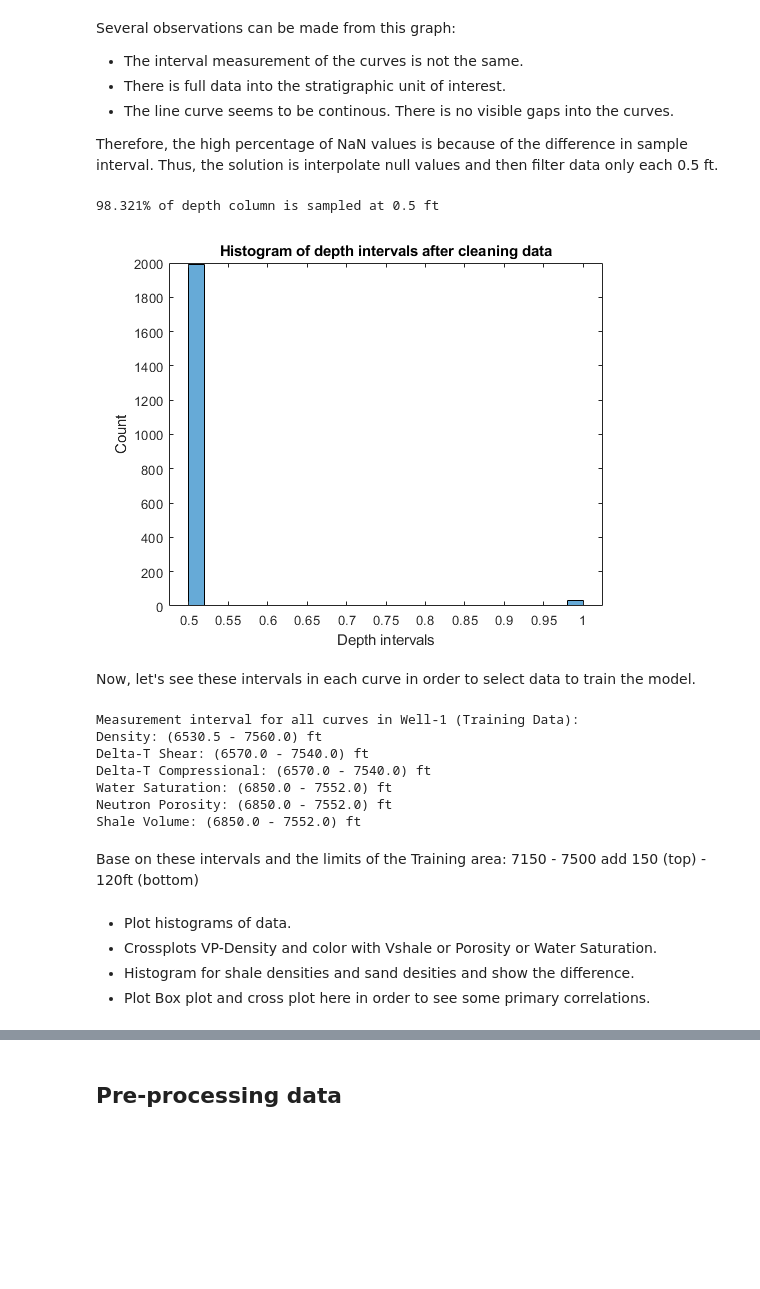
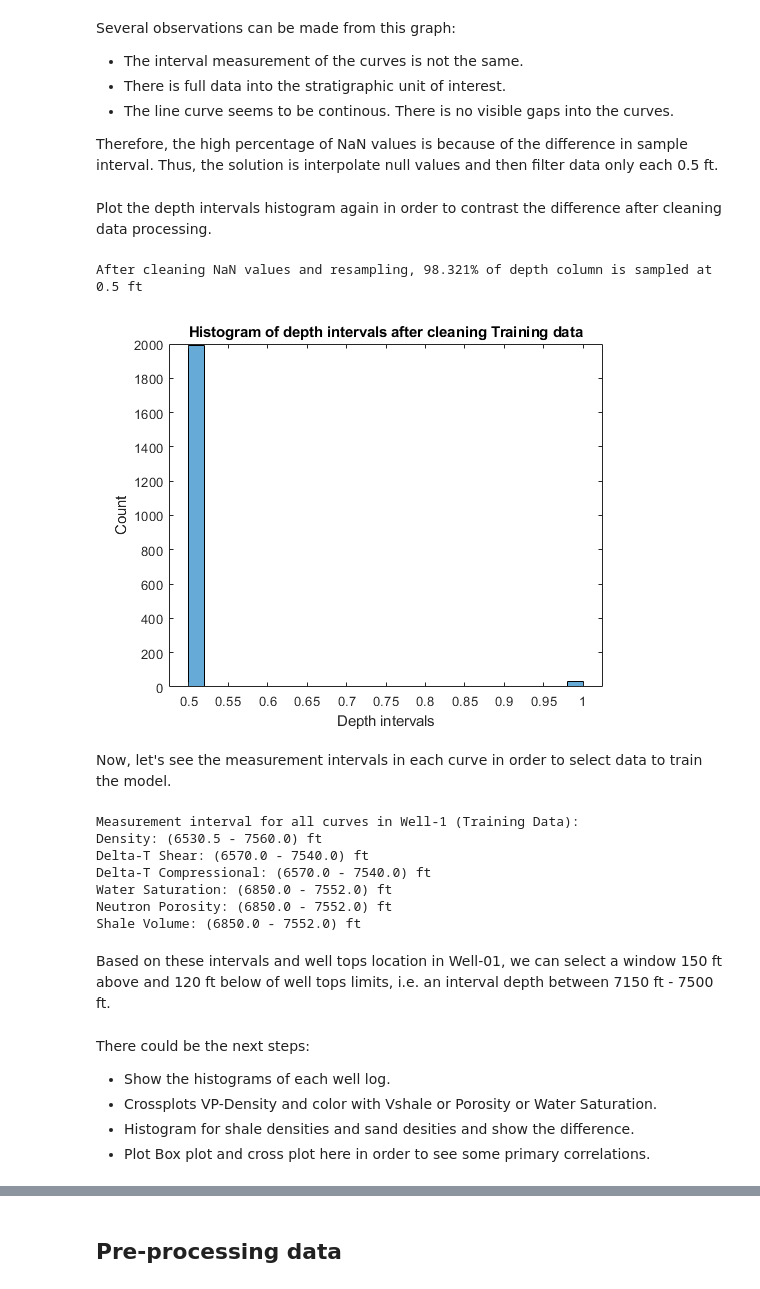
Before and after one commit to EdinsonLeandro/Well_log_predictions, a Jupyter notebook: S-Wave Prediction.ipynb, the cells around one changed output, grey strips where cells are left out. Saved outputs shown, nothing was run; the diff lists cells and outputs as text; code cells hidden in the pictures; blank space fills up the shorter version.

```diff
--- a/S-Wave Prediction.ipynb
+++ b/S-Wave Prediction.ipynb
@@ -58,7 +58,7 @@ WELL_TOPS = [[7297.9702, 7377.0601] ; [8295.0703, 8377.0703]];
 # %%
 % Load training data.
 % "read_las_file" in 'SeisLab3.02' package return a structure array with all the information from ".LAS" file
-Training_data=read_las_file('Well-1.LAS');
+TrainingData=read_las_file('Well-1.LAS');
 # %% [output]
 Log step size not uniform enough; step size changed to 0
 # %% [markdown]
@@ -141,27 +141,28 @@ Several observations can be made from this graph:
 Therefore, the high percentage of NaN values is because of the difference in sample interval. Thus, the solution is interpolate null values and then filter data only each 0.5 ft.
 # %%
 % function "l_fill_gaps". It interpolates null values of all curves. It assumes that null values are represented by NaN’s.
-Training_data = l_fill_gaps(Training_data);
+TrainingData = l_fill_gaps(TrainingData);
 
 % Filter data every 0.5 ft.
 % mod(X,b) returns remainder after division of X by b. Here, X is depth column of training data.
 % The value "0.5" makes sure to filter only depths ending in 0.0 or 0.5.
-Training_data.curves = Training_data.curves(mod(Training_data.curves(:,1), 0.5) == 0,:);
+TrainingData.curves = TrainingData.curves(mod(TrainingData.curves(:,1), 0.5) == 0,:);
+# %% [markdown]
+Plot the depth intervals histogram again in order to contrast the difference after cleaning data processing.
 # %%
-% Substract the next depth value with the previous one and keep into "measureIntervals" vector.
-measureIntervals = Training_data.curves(2:end, 1) - Training_data.curves(1:end-1, 1);
+% Substract the next depth value with the previous one and plot histogram this depth intervals.
 
-% Plot histogram of depth intervals
-hist = histogram(measureIntervals);
-title('Histogram of depth intervals after cleaning data')
+hist = histogram(TrainingData.curves(2:end, 1) - TrainingData.curves(1:end-1, 1));
+title('Histogram of depth intervals after cleaning Training data')
 xlabel('Depth intervals')
 ylabel('Count')
 
-fprintf('%3.3f%% of depth column is sampled at 0.5 ft\n', (hist.Values(1) * 100) / (hist.Values(end) + hist.Values(1)))
+fprintf('After cleaning NaN values and resampling, %3.3f%% of depth column is sampled at 0.5 ft\n',...
+        (hist.Values(1) * 100) / (hist.Values(end) + hist.Values(1)))
 # %% [output]
-98.321% of depth column is sampled at 0.5 ft
+After cleaning NaN values and resampling, 98.321% of depth column is sampled at 0.5 ft
-[figure, old version]
+[figure, new version]
 # %% [markdown]
-Now, let's see these intervals in each curve in order to select data to train the model.
+Now, let's see the measurement intervals in each curve in order to select data to train the model.
 # %%
 % Print measurement interval of all curves
@@ -181,10 +182,11 @@ Delta-T Compressional: (6570.0 - 7540.0) ft
 Water Saturation: (6850.0 - 7552.0) ft
 Neutron Porosity: (6850.0 - 7552.0) ft
 Shale Volume: (6850.0 - 7552.0) ft
-# %% [markdown]
-Base on these intervals and the limits of the Training area: 7150 - 7500 add 150 (top) - 120ft (bottom)
+# %% [markdown]
+Based on these intervals and well tops location in Well-01, we can select a window 150 ft above and 120 ft below of well tops limits, i.e. an interval depth between 7150 ft - 7500 ft.
 # %% [markdown]
-- Plot histograms of data.
+There could be the next steps:
+- Show the histograms of each well log.
 - Crossplots VP-Density and color with Vshale or Porosity or Water Saturation.
 - Histogram for shale densities and sand desities and show the difference.
 - Plot Box plot and cross plot here in order to see some primary correlations.
```
Also changed, not shown: parts of 19 cells of this notebook.
